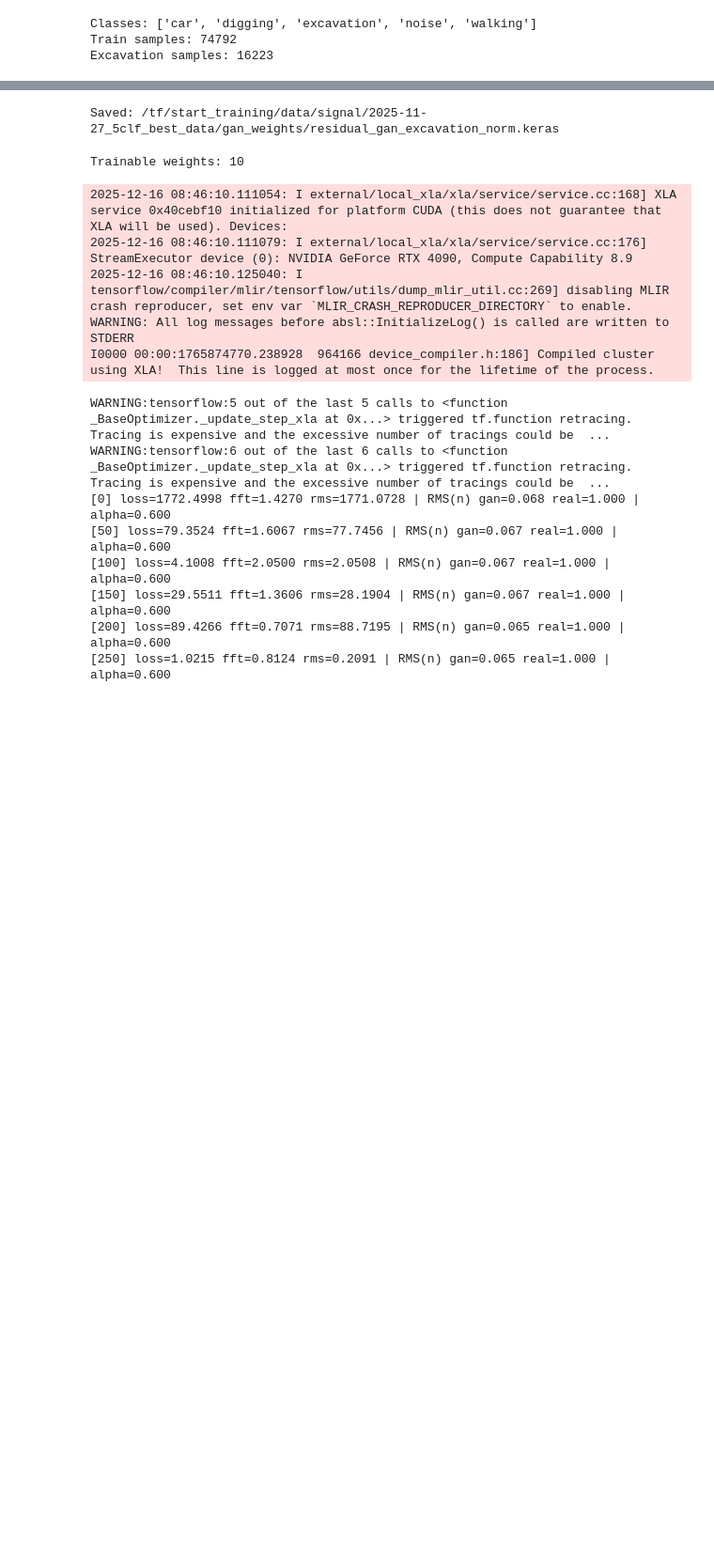
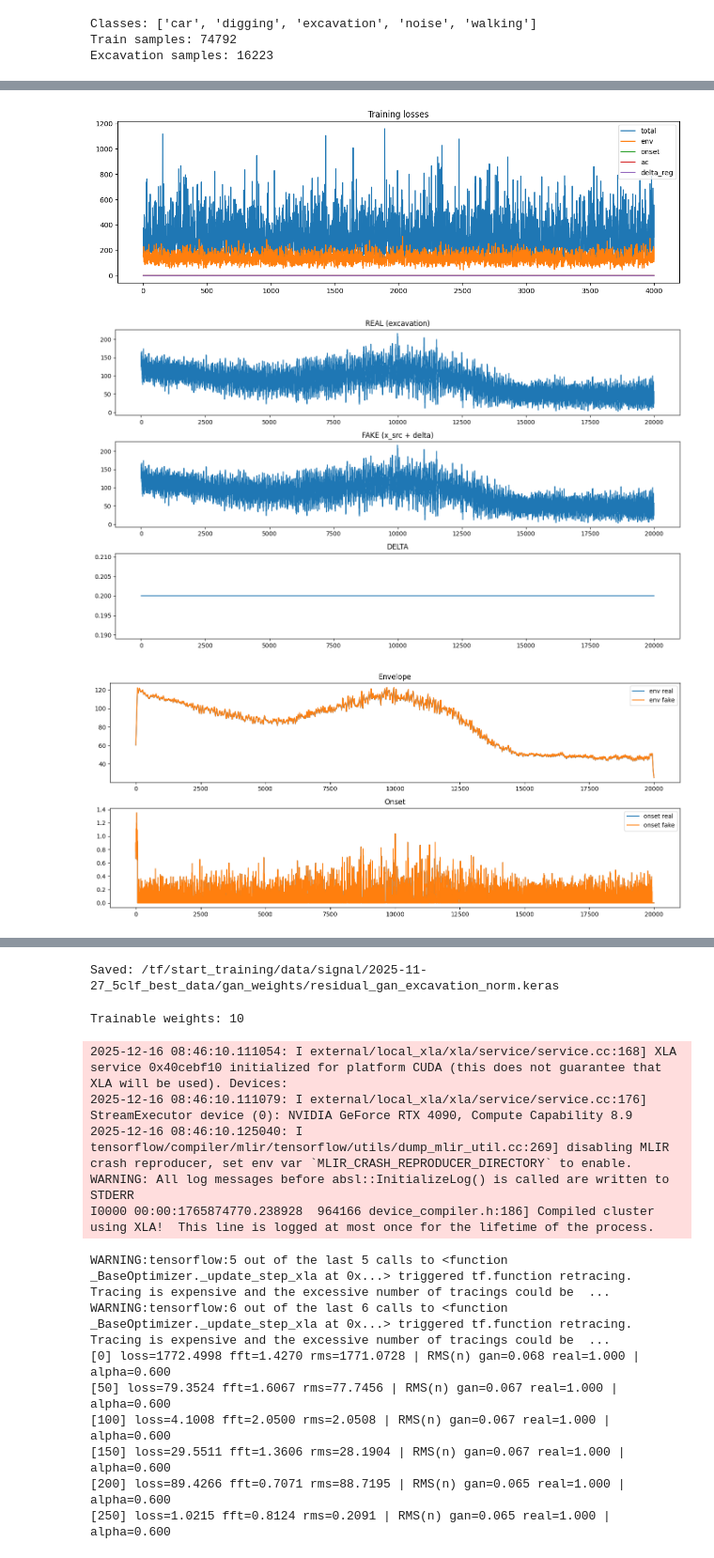
Before and after one commit to rcansahin/Synthetic_Data_Generation_in_DAS_Systems, a Jupyter notebook: residual_gan_excavation_offline.ipynb, the cells around one changed output, grey strips where cells are left out. Shown at 94% size. Cells and saved outputs as stored; diff of their text form; code cells hidden in the pictures; blank space fills up the shorter version.

```diff
--- a/residual_gan_excavation_offline.ipynb
+++ b/residual_gan_excavation_offline.ipynb
@@ -317,0 +209,19 @@ r_gan min/max: -0.2815899 0.2790945 mean/std: -4.810095e-09 0.06930202
+# %%
+hist = {"total":[], "env":[], "onset":[], "ac":[], "delta":[]}
+
+for step in range(STEPS):
+    xs, _  = sample_exc_batch(exc_df, batch=BATCH, window=WINDOW_SIZE)
+    _,  xt = sample_exc_batch(exc_df, batch=BATCH, window=WINDOW_SIZE)
+    xs = tf.convert_to_tensor(xs)
+    xt = tf.convert_to_tensor(xt)
+
+    total, le, lo, la, ld, lpd = train_step(xs, xt)
+
+    hist["total"].append(float(total))
+    hist["env"].append(float(le))
+    hist["onset"].append(float(lo))
+    hist["ac"].append(float(la))
+    hist["delta"].append(float(ld))
+
+    if step % LOG_EVERY == 0:
+        print(f"[{step}] total={hist['total'][-1]:.4f} env={hist['env'][-1]:.4f} onset={hist['onset'][-1]:.4f} ac={hist['ac'][-1]:.4f} dreg={hist['delta'][-1]:.4f}")
@@ -318,3 +252,46 @@ r_gan min/max: -0.2815899 0.2790945 mean/std: -4.810095e-09 0.06930202
+# %%
+def plot_losses(hist):
+    plt.figure(figsize=(12,4))
+    plt.plot(hist["total"], label="total")
+    plt.plot(hist["env"], label="env")
+    plt.plot(hist["onset"], label="onset")
+    plt.plot(hist["ac"], label="ac")
+    plt.plot(hist["delta"], label="delta_reg")
+    plt.legend(); plt.title("Training losses"); plt.tight_layout(); plt.show()
+
+def generate_one(x_src_np):
+    x_src = tf.convert_to_tensor(x_src_np[None,:,None], tf.float32)
+    z = tf.random.normal((1, WINDOW_SIZE, LATENT_CH))
+    delta = GEN([x_src, z], training=False)
+    x_fake = x_src + delta
+    return (x_fake[0,:,0].numpy(), delta[0,:,0].numpy())
+
+plot_losses(hist)
+
+row = exc_df.sample(1).iloc[0]
+real = _load_signal_from_row(row, WINDOW_SIZE).astype(np.float32)
+fake, delta = generate_one(real)
+
+plt.figure(figsize=(14,8))
+plt.subplot(3,1,1); plt.plot(real);  plt.title("REAL (excavation)")
+plt.subplot(3,1,2); plt.plot(fake);  plt.title("FAKE (x_src + delta)")
+plt.subplot(3,1,3); plt.plot(delta); plt.title("DELTA")
+plt.tight_layout(); plt.show()
+
+# Envelope & onset karşılaştırma
+er = envelope(tf.convert_to_tensor(real[None,:,None])).numpy()[0,:,0]
+ef = envelope(tf.convert_to_tensor(fake[None,:,None])).numpy()[0,:,0]
+or_ = onset(tf.convert_to_tensor(er[None,:,None])).numpy()[0,:,0]
+of_ = onset(tf.convert_to_tensor(ef[None,:,None])).numpy()[0,:,0]
+
+plt.figure(figsize=(14,6))
+plt.subplot(2,1,1); plt.plot(er, label="env real"); plt.plot(ef, label="env fake"); plt.legend(); plt.title("Envelope")
+plt.subplot(2,1,2); plt.plot(or_, label="onset real"); plt.plot(of_, label="onset fake"); plt.legend(); plt.title("Onset")
+plt.tight_layout(); plt.show()
+# %% [output]
+[figure, added]
+[figure, added]
+[figure, added]
 # %%
 # CELL 11 — Waveform plot (real vs augmented) + residuals
 fig, (ax1, ax2, ax3) = plt.subplots(3, 1, figsize=(14, 8), sharex=True)
```
Also changed, not shown: parts of 21 cells of this notebook.
